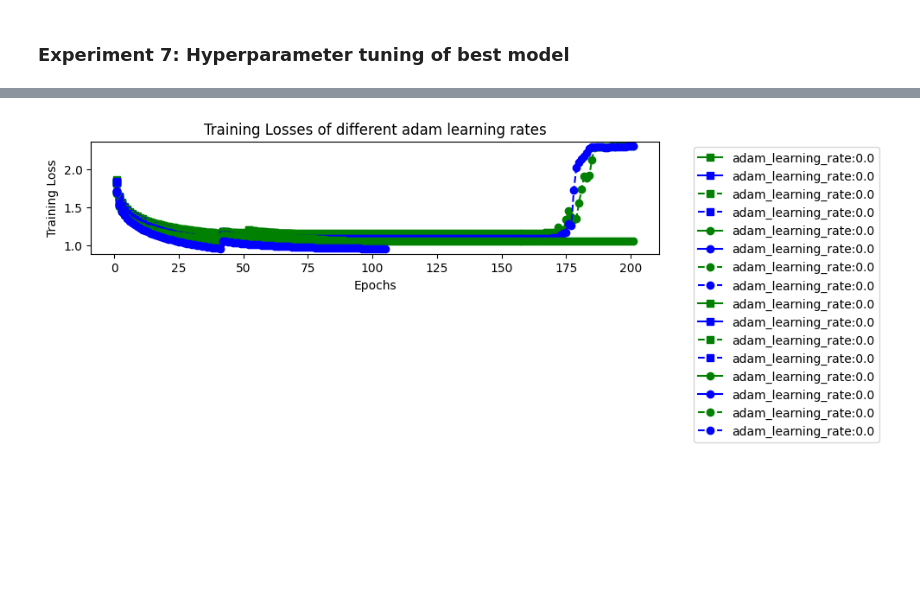
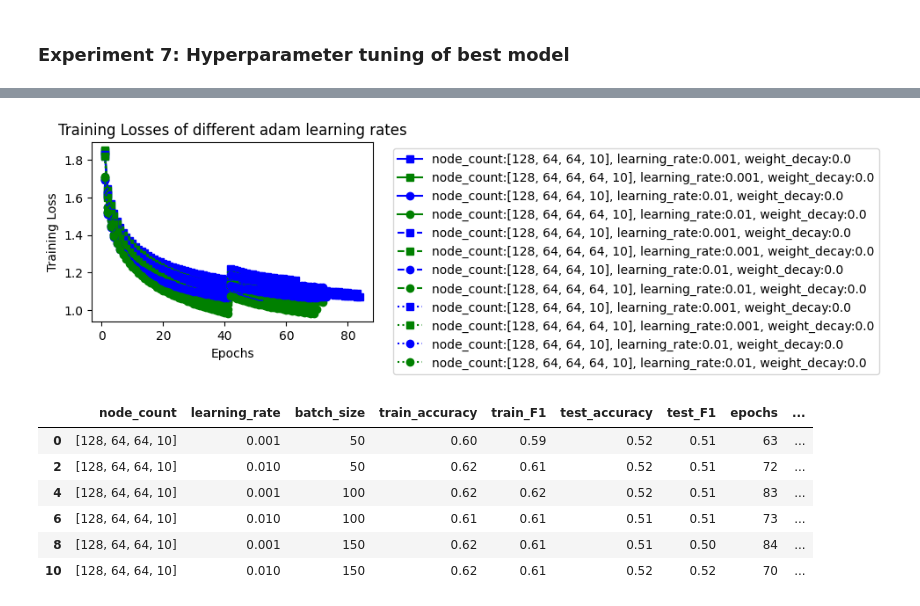
Before and after one commit to vyun8699/COMP4329-Deep-Learning-Assignment-1, a Jupyter notebook: assgmt_1_DL_master_debug.ipynb, the cells around one changed output, grey strips where cells are left out. Saved outputs shown, nothing was run; the diff lists cells and outputs as text; code cells hidden in the pictures; blank space fills up the shorter version.

```diff
--- a/assgmt_1_DL_master_debug.ipynb
+++ b/assgmt_1_DL_master_debug.ipynb
@@ -1344,7 +1348,7 @@ batch_sizes = [50,100,150]
 early_stopping_combination = [[3,10]]
 epoch_counts = [200]
 momentum_gammas = [0.0]
-weight_decays = [0.0, 0.01]
+weight_decays = [0.0]
 dropouts = [0.0]
 batchnorm_switches = [True]
 adam_learning_rates = [0.0]
@@ -1359,6 +1363,6 @@ parameters = (learning_rates,batch_sizes,early_stopping_combination, epoch_count
 
 assets_exp_7 = hyperparamater_testing(parameters)
 
-columns_to_show =['node_activation','node_count','learning_rate','weight_decay','train_accuracy','train_F1','test_accuracy','test_F1','epochs','duration']
+columns_to_show =['node_activation','batch_size','node_count','learning_rate','weight_decay','train_accuracy','train_F1','test_accuracy','test_F1','epochs','duration']
 filter_asset(assets_exp_7, columns_to_show=columns_to_show)
 # %% [output]
@@ -1383,17 +1383,29 @@ Running 16 cases.
 # %%
 target ='train_loss'
-label_keys =['adam_learning_rate']
+label_keys =['node_count','learning_rate','weight_decay']
 marker_param = 'learning_rate'
-line_param = 'weight_decay'
-color_param = 'node_activation'
+line_param = 'batch_size'
+color_param = 'node_count'
 
 multi_plotter(assets_exp_7, target, label_keys, marker_param, line_param, color_param, fig_size =(10,3))
 
 plt.title('Training Losses of different adam learning rates')
 plt.xlabel('Epochs')
 plt.ylabel('Training Loss')
 plt.legend(bbox_to_anchor=(1.05, 1), loc='upper left')
 plt.tight_layout()
 plt.show()
 # %% [output]
-[figure, old version]
+[figure, new version]
+# %%
+columns_to_show =['node_count','learning_rate','batch_size','train_accuracy','train_F1','test_accuracy','test_F1','epochs','duration']
+assets_exp_7_filtered = filter_asset(assets_exp_7, filter_key = 'node_count', filter_value = [128, 64, 64, 10], columns_to_show = columns_to_show)
+assets_exp_7_filtered
+# %% [output]
+|  | node_count | learning_rate | batch_size | train_accuracy | train_F1 | test_accuracy | test_F1 | epochs | ... |
+| 0 | [128, 64, 64, 10] | 0.001 | 50 | 0.60 | 0.59 | 0.52 | 0.51 | 63 | ... |
+| 2 | [128, 64, 64, 10] | 0.010 | 50 | 0.62 | 0.61 | 0.52 | 0.51 | 72 | ... |
+| 4 | [128, 64, 64, 10] | 0.001 | 100 | 0.62 | 0.62 | 0.52 | 0.51 | 83 | ... |
+| 6 | [128, 64, 64, 10] | 0.010 | 100 | 0.61 | 0.61 | 0.51 | 0.51 | 73 | ... |
+| 8 | [128, 64, 64, 10] | 0.001 | 150 | 0.62 | 0.61 | 0.51 | 0.50 | 84 | ... |
+| 10 | [128, 64, 64, 10] | 0.010 | 150 | 0.62 | 0.61 | 0.52 | 0.52 | 70 | ... |
```
Also changed, not shown: parts of 3 cells of this notebook.
